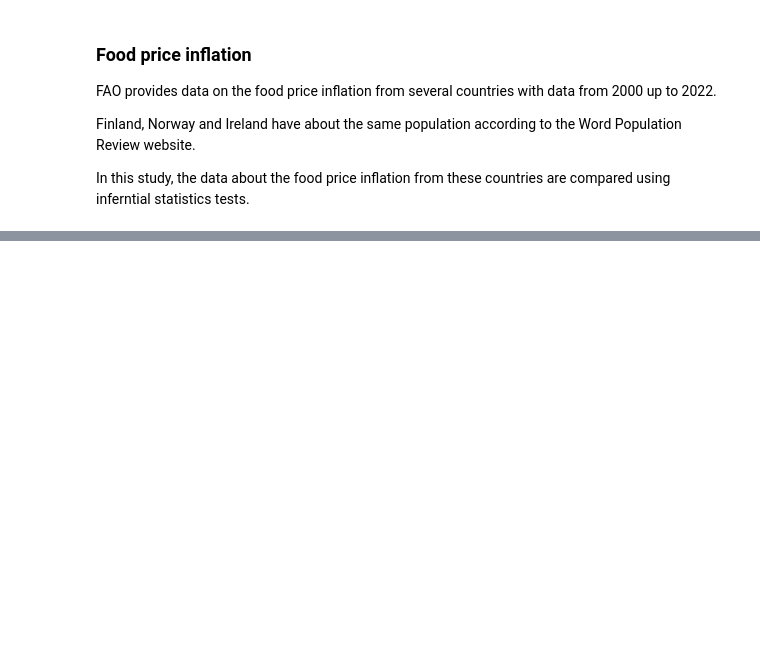
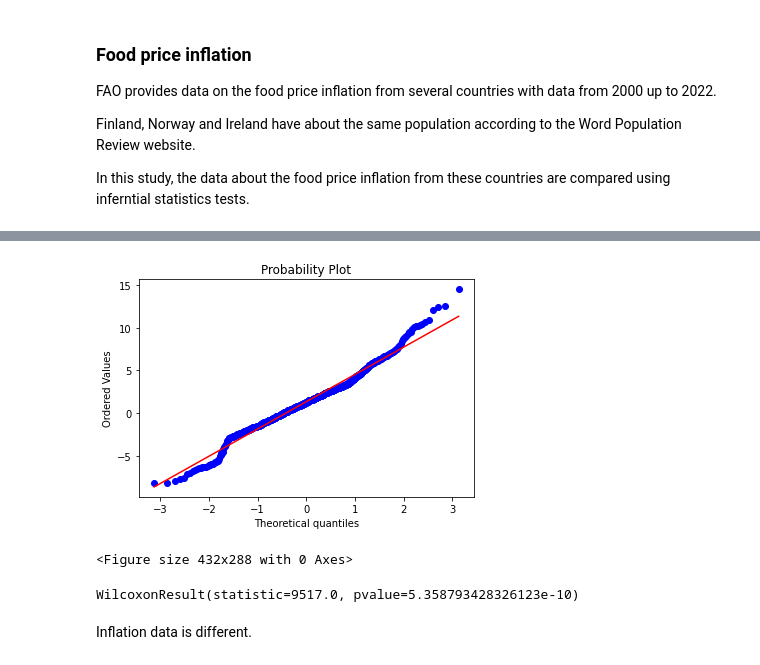
Before and after one commit to CCT-MastersDA/cct-ca2, a Jupyter notebook: jupyter/Statistics.ipynb, the cells around one changed output, grey strips where cells are left out. Drawn from its saved outputs; the diff is of its cells as text; code cells hidden in the pictures; blank space fills up the shorter version.

```diff
--- a/jupyter/Statistics.ipynb
+++ b/jupyter/Statistics.ipynb
@@ -438,0 +396,14 @@ ax = sns.barplot(x="Year", y="Value", hue='Item', data=dataset[dataset['Element
+# %%
+plotColGraph(dataset.Value)
+# %% [output]
+[figure, added]
+<Figure size 432x288 with 0 Axes>
+# %%
+# use wilcoxon stats test to compare inflation between countries
+from scipy.stats import wilcoxon
+res = wilcoxon(dataset[dataset['Area'] == 'Ireland'].Value, dataset[dataset['Area'] == 'Norway'].Value)
+res
+# %% [output]
+WilcoxonResult(statistic=9517.0, pvalue=5.358793428326123e-10)
+# %% [markdown]
+Inflation data is different.
```
Also changed, not shown: parts of 27 cells of this notebook, 2 other files.
